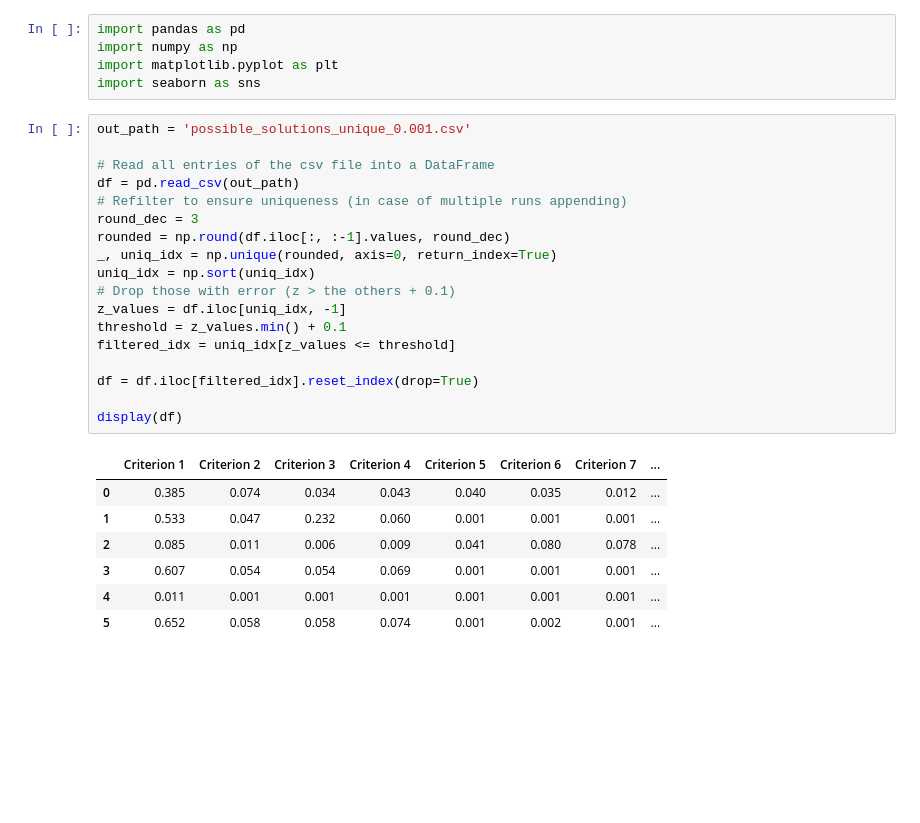
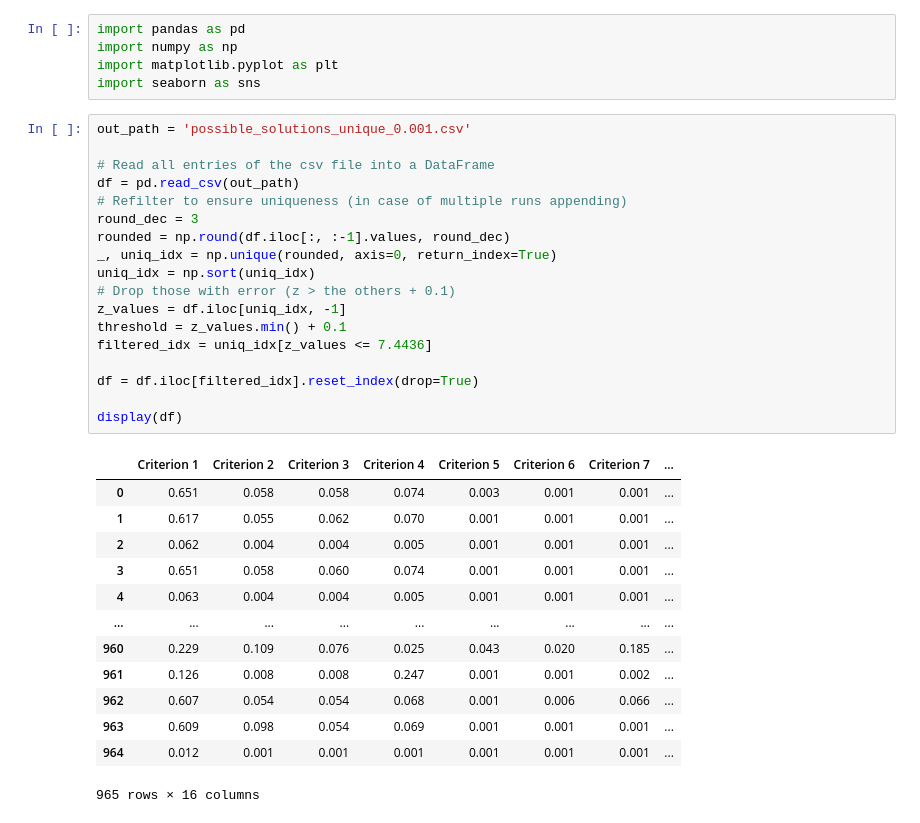
Before and after one commit to simo-pagliu/Master-Thesis, a Jupyter notebook: UP-MAVT/plot_possible_solutions.ipynb, the cells around one changed output. Drawn from its saved outputs; the diff is of its cells as text; blank space fills up the shorter version.

```diff
--- a/UP-MAVT/plot_possible_solutions.ipynb
+++ b/UP-MAVT/plot_possible_solutions.ipynb
@@ -6,27 +6,33 @@ import seaborn as sns
 # %%
 out_path = 'possible_solutions_unique_0.001.csv'
 
 # Read all entries of the csv file into a DataFrame
 df = pd.read_csv(out_path)
 # Refilter to ensure uniqueness (in case of multiple runs appending)
 round_dec = 3
 rounded = np.round(df.iloc[:, :-1].values, round_dec)
 _, uniq_idx = np.unique(rounded, axis=0, return_index=True)
 uniq_idx = np.sort(uniq_idx)
 # Drop those with error (z > the others + 0.1)
 z_values = df.iloc[uniq_idx, -1]
 threshold = z_values.min() + 0.1
-filtered_idx = uniq_idx[z_values <= threshold]
+filtered_idx = uniq_idx[z_values <= 7.4436]
 
 df = df.iloc[filtered_idx].reset_index(drop=True)
 
 display(df)
 # %% [output]
 |  | Criterion 1 | Criterion 2 | Criterion 3 | Criterion 4 | Criterion 5 | Criterion 6 | Criterion 7 | ... |
-| 0 | 0.385 | 0.074 | 0.034 | 0.043 | 0.040 | 0.035 | 0.012 | ... |
-| 1 | 0.533 | 0.047 | 0.232 | 0.060 | 0.001 | 0.001 | 0.001 | ... |
-| 2 | 0.085 | 0.011 | 0.006 | 0.009 | 0.041 | 0.080 | 0.078 | ... |
-| 3 | 0.607 | 0.054 | 0.054 | 0.069 | 0.001 | 0.001 | 0.001 | ... |
-| 4 | 0.011 | 0.001 | 0.001 | 0.001 | 0.001 | 0.001 | 0.001 | ... |
-| 5 | 0.652 | 0.058 | 0.058 | 0.074 | 0.001 | 0.002 | 0.001 | ... |
+| 0 | 0.651 | 0.058 | 0.058 | 0.074 | 0.003 | 0.001 | 0.001 | ... |
+| 1 | 0.617 | 0.055 | 0.062 | 0.070 | 0.001 | 0.001 | 0.001 | ... |
+| 2 | 0.062 | 0.004 | 0.004 | 0.005 | 0.001 | 0.001 | 0.001 | ... |
+| 3 | 0.651 | 0.058 | 0.060 | 0.074 | 0.001 | 0.001 | 0.001 | ... |
+| 4 | 0.063 | 0.004 | 0.004 | 0.005 | 0.001 | 0.001 | 0.001 | ... |
+| ... | ... | ... | ... | ... | ... | ... | ... | ... |
+| 960 | 0.229 | 0.109 | 0.076 | 0.025 | 0.043 | 0.020 | 0.185 | ... |
+| 961 | 0.126 | 0.008 | 0.008 | 0.247 | 0.001 | 0.001 | 0.002 | ... |
+| 962 | 0.607 | 0.054 | 0.054 | 0.068 | 0.001 | 0.006 | 0.066 | ... |
+| 963 | 0.609 | 0.098 | 0.054 | 0.069 | 0.001 | 0.001 | 0.001 | ... |
+| 964 | 0.012 | 0.001 | 0.001 | 0.001 | 0.001 | 0.001 | 0.001 | ... |
+965 rows × 16 columns
 # %%
```
Also changed, not shown: parts of 3 cells of this notebook, 8 other files.
